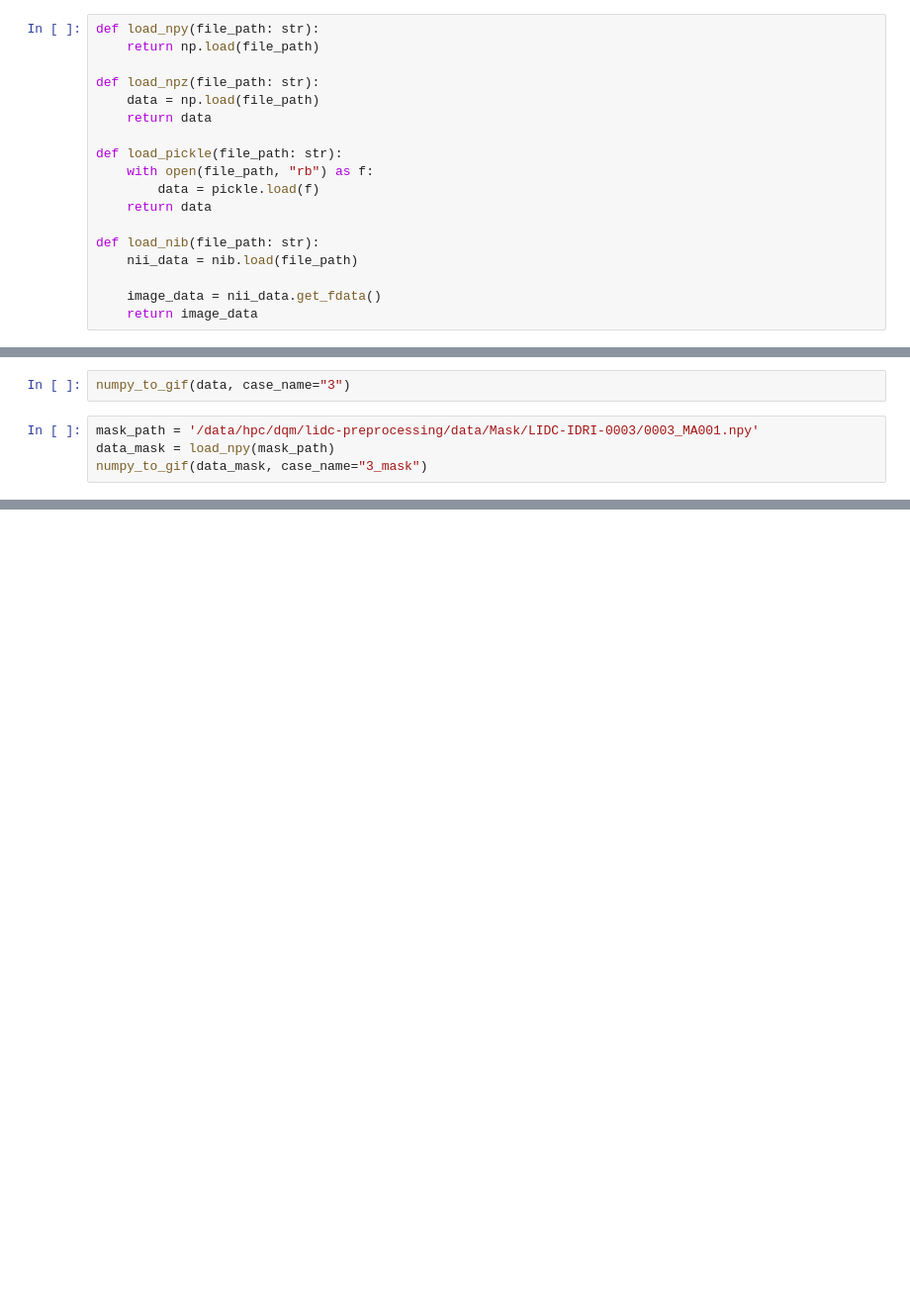
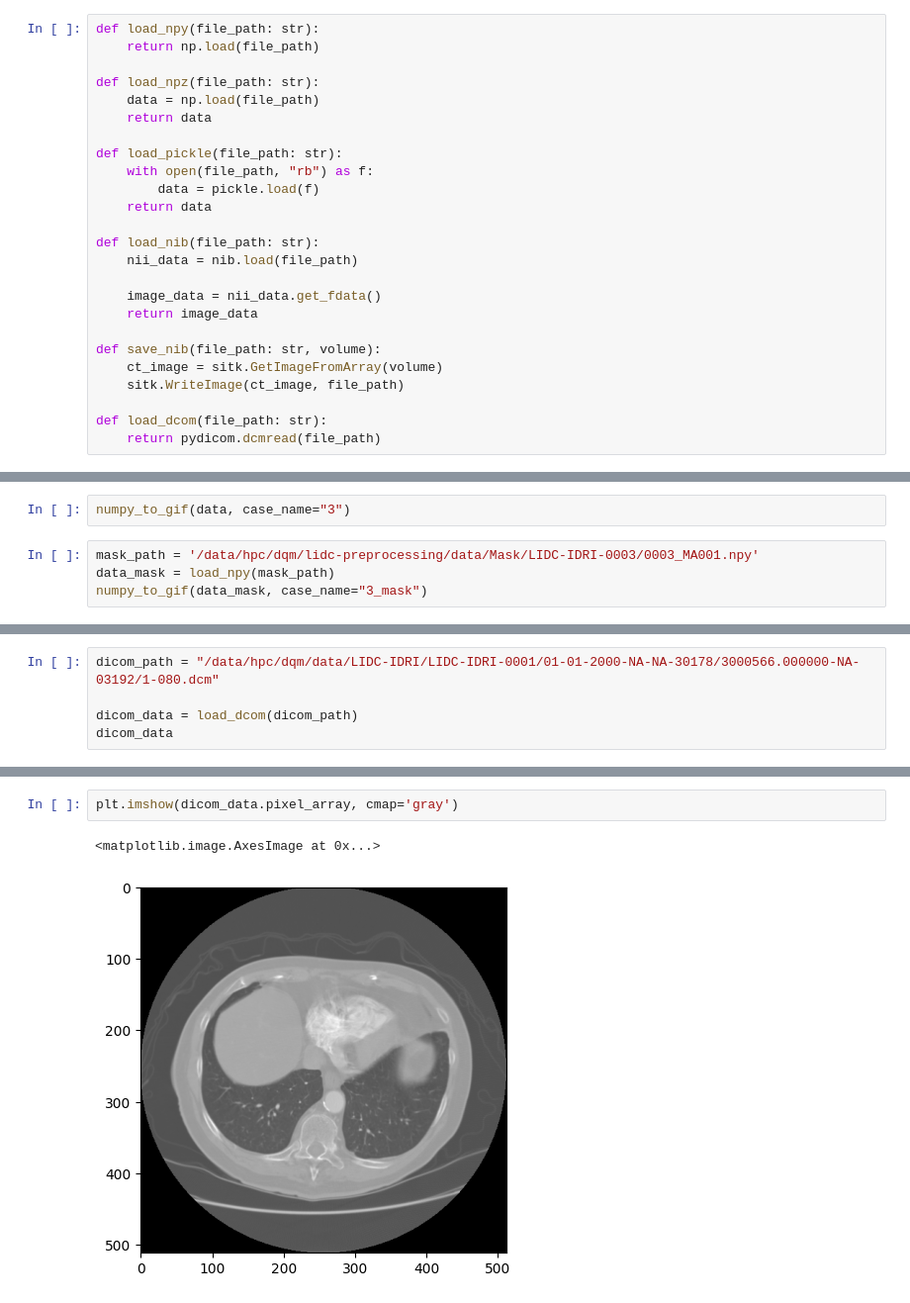
Before and after one commit to minhminh2k/3D-SegClass-Medical, a Jupyter notebook: notebooks/data.ipynb, the cells around one changed output, grey strips where cells are left out. Shown at 99% size. Cells and saved outputs as stored; diff of their text form; blank space fills up the shorter version.

Commit message:
Feat: LIDC datamodule

```diff
--- a/notebooks/data.ipynb
+++ b/notebooks/data.ipynb
@@ -25,4 +26,11 @@ def load_nib(file_path: str):
 
     image_data = nii_data.get_fdata()
     return image_data
+
+def save_nib(file_path: str, volume):
+    ct_image = sitk.GetImageFromArray(volume)
+    sitk.WriteImage(ct_image, file_path)
+
+def load_dcom(file_path: str):
+    return pydicom.dcmread(file_path)
 # %%
@@ -72,0 +89,5 @@ numpy_to_gif(data_mask, case_name="3_mask")
+# %%
+dicom_path = "/data/hpc/dqm/data/LIDC-IDRI/LIDC-IDRI-0001/01-01-2000-NA-NA-30178/3000566.000000-NA-03192/1-080.dcm"
+
+dicom_data = load_dcom(dicom_path)
+dicom_data
@@ -72,0 +112,5 @@ numpy_to_gif(data_mask, case_name="3_mask")
+# %%
+plt.imshow(dicom_data.pixel_array, cmap='gray')
+# %% [output]
+<matplotlib.image.AxesImage at 0x...>
+[figure, added]
```
Also changed, not shown: parts of 19 cells of this notebook, 14 other files.
